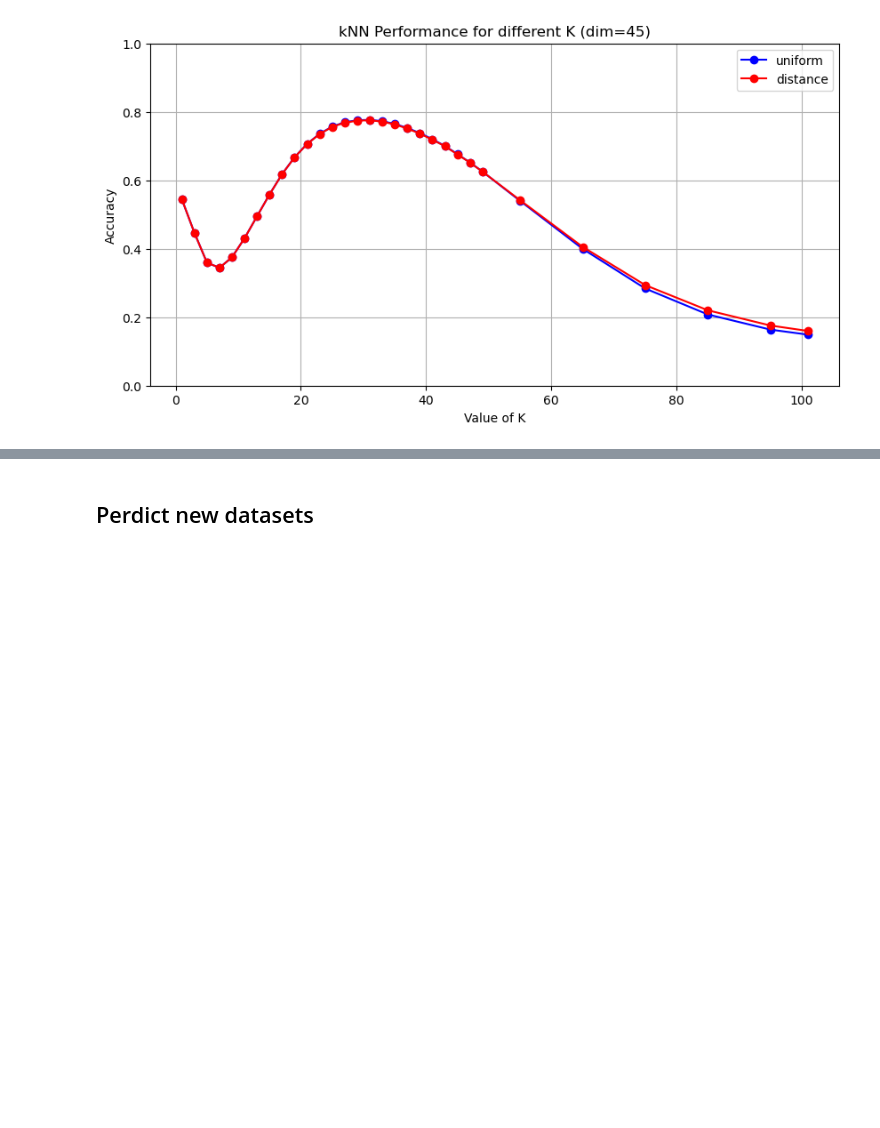
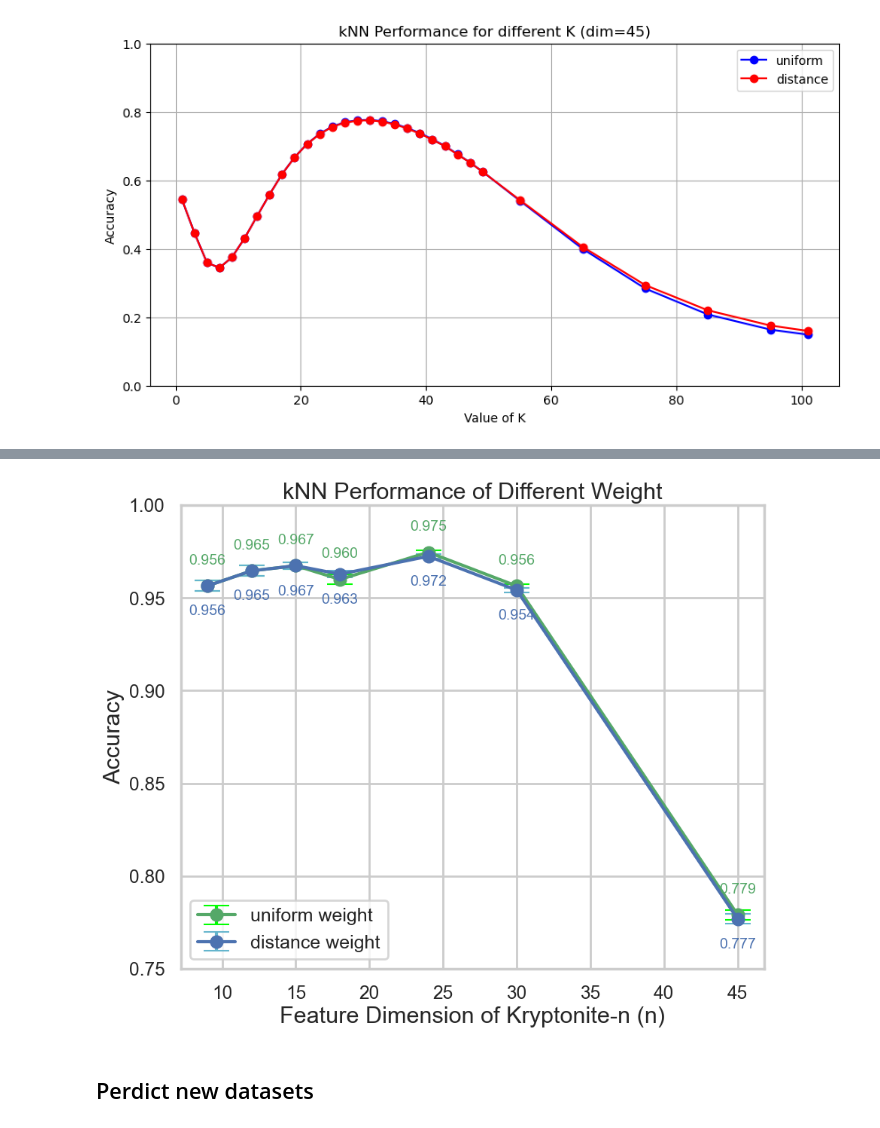
Before and after one commit to Daniel4078/COMP70015-MML-coursework, a Jupyter notebook: Knn.ipynb, the cells around one changed output, grey strips where cells are left out. Saved outputs shown, nothing was run; the diff lists cells and outputs as text; code cells hidden in the pictures; blank space fills up the shorter version.

```diff
--- a/Knn.ipynb
+++ b/Knn.ipynb
@@ -412,3 +447,28 @@ Loaded dataset with dimension 45. Data shape: (90000, 45), Labels shape: (90000,
+# %%
+n = [9, 12, 15, 18, 24, 30, 45]
+plt.rcdefaults()
+plt.figure(figsize=(10, 8))
+sns.set(style="whitegrid")
+sns.set_context("poster", font_scale=0.8)
+
+
+plt.errorbar(n, means_reduction, label='uniform weight', yerr=std_devs_reduction, marker='o', linestyle='-', color='g', ecolor='lime', capsize=12, capthick=1.5)
+plt.errorbar(n, means_distance, label='distance weight', yerr=std_devs_distance, marker='o', linestyle='-', color='b', ecolor='c', capsize=12, capthick=1.5)
+
+for x, y in zip(dimensions, means_distance):
+    plt.text(x, y - 0.01, f'{y:.3f}', ha='center', va='top', color='b', fontsize=14)
+for x, y in zip(dimensions, means_reduction):
+    plt.text(x, y + 0.01, f'{y:.3f}', ha='center', va='bottom', color='g', fontsize=14)
+
+plt.ylim(0.75, 1.0)
+plt.xlabel("Feature Dimension of Kryptonite-n (n)", fontsize=22)
+plt.ylabel('Accuracy', fontsize=22)
+plt.title('kNN Performance of Different Weight', fontsize=22)
+plt.grid(True)
+plt.legend(fontsize=18, loc='lower left')
+plt.show()
+# %% [output]
+[figure, added]
 # %% [markdown]
 ## Perdict new datasets
 # %%
```
Also changed, not shown: parts of 6 cells of this notebook.
